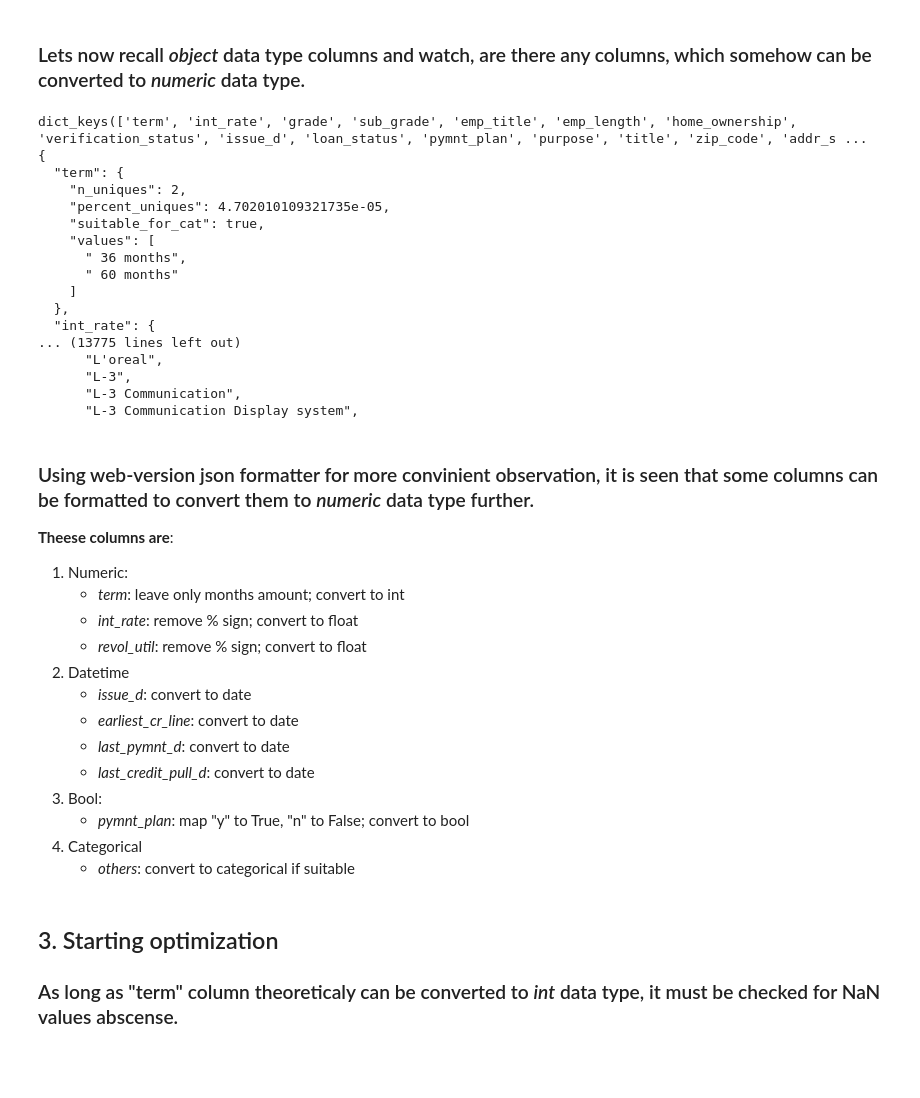
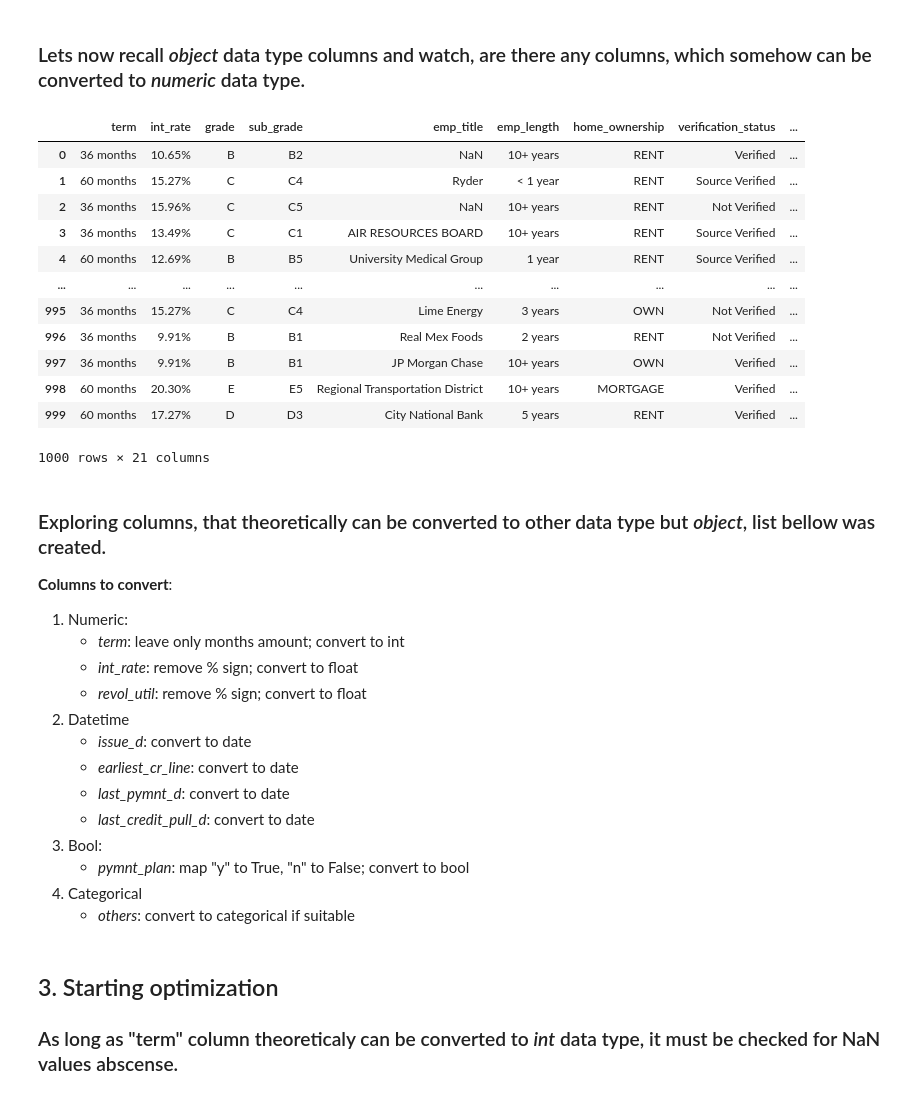
Before and after one commit to khruschevks/Dataquest, a Jupyter notebook: Dataquest/Pandas memory optimization/Loans_memory_optimization.ipynb, the cells around one changed output. Drawn from its saved outputs; the diff is of its cells as text; code cells hidden in the pictures; blank space fills up the shorter version.

Commit message:
Replaced dictionary with dataframe. Changed its markdown

```diff
--- a/Dataquest/Pandas memory optimization/Loans_memory_optimization.ipynb
+++ b/Dataquest/Pandas memory optimization/Loans_memory_optimization.ipynb
@@ -192,34 +192,26 @@ print(to_int_candidates)
 ### Lets now recall *object* data type columns and watch, are there any columns, which somehow can be converted to *numeric* data type.
 # %%
 import json
-loans_chunks = pd.read_csv(LOANS_CSV_PATH, nrows=3000)
+df = pd.read_csv(LOANS_CSV_PATH, nrows=1000)
 
-print(str_columns_meta.keys())
-print(json.dumps(str_columns_meta, indent=2))
-
-# cols = list(str_columns_meta.keys())
-# loans_chunks
+df[list(str_columns_meta.keys())]
 # %% [output]
+|  | term | int_rate | grade | sub_grade | emp_title | emp_length | home_ownership | verification_status | ... |
+| 0 | 36 months | 10.65% | B | B2 | NaN | 10+ years | RENT | Verified | ... |
+| 1 | 60 months | 15.27% | C | C4 | Ryder | < 1 year | RENT | Source Verified | ... |
+| 2 | 36 months | 15.96% | C | C5 | NaN | 10+ years | RENT | Not Verified | ... |
+| 3 | 36 months | 13.49% | C | C1 | AIR RESOURCES BOARD | 10+ years | RENT | Source Verified | ... |
+| 4 | 60 months | 12.69% | B | B5 | University Medical Group | 1 year | RENT | Source Verified | ... |
+| ... | ... | ... | ... | ... | ... | ... | ... | ... | ... |
+| 995 | 36 months | 15.27% | C | C4 | Lime Energy | 3 years | OWN | Not Verified | ... |
+| 996 | 36 months | 9.91% | B | B1 | Real Mex Foods | 2 years | RENT | Not Verified | ... |
+| 997 | 36 months | 9.91% | B | B1 | JP Morgan Chase | 10+ years | OWN | Verified | ... |
+| 998 | 60 months | 20.30% | E | E5 | Regional Transportation District | 10+ years | MORTGAGE | Verified | ... |
+| 999 | 60 months | 17.27% | D | D3 | City National Bank | 5 years | RENT | Verified | ... |
-dict_keys(['term', 'int_rate', 'grade', 'sub_grade', 'emp_title', 'emp_length', 'home_ownership', 'verification_status', 'issue_d', 'loan_status', 'pymnt_plan', 'purpose', 'title', 'zip_code', 'addr_s ...
-{
-  "term": {
-    "n_uniques": 2,
-    "percent_uniques": 4.702010109321735e-05,
-    "suitable_for_cat": true,
-    "values": [
-      " 36 months",
-      " 60 months"
-    ]
-  },
-  "int_rate": {
-... (13775 lines left out)
-      "L'oreal",
-      "L-3",
-      "L-3 Communication",
-      "L-3 Communication Display system",
+1000 rows × 21 columns
 # %% [markdown]
-### Using web-version json formatter for more convinient observation, it is seen that some columns can be formatted to convert them to *numeric* data type further.
-**Theese columns are**:
+### Exploring columns, that theoretically can be converted to other data type but *object*, list bellow was created.
+**Columns to convert**:
 1. Numeric:
     * *term*: leave only months amount; convert to int
     * *int_rate*: remove % sign; convert to float
```
